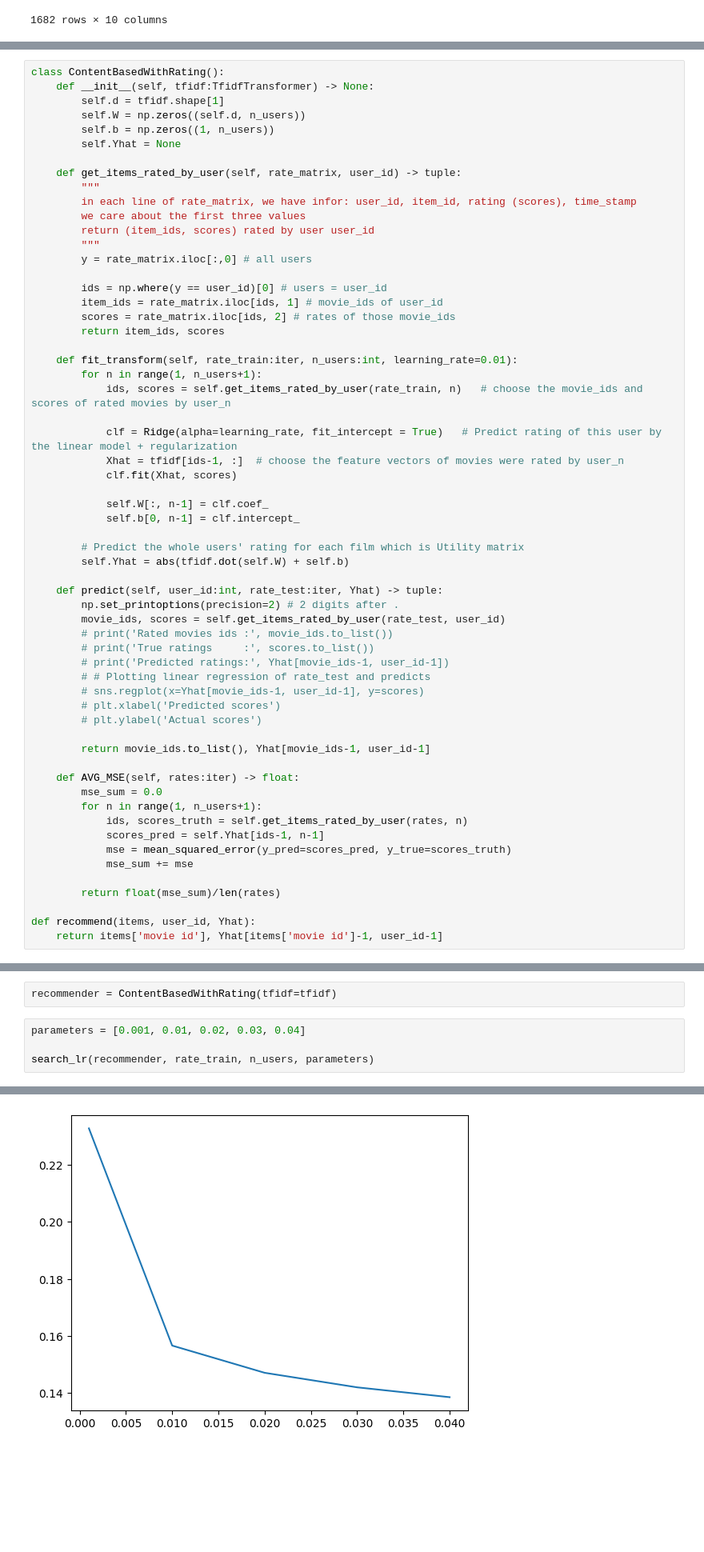
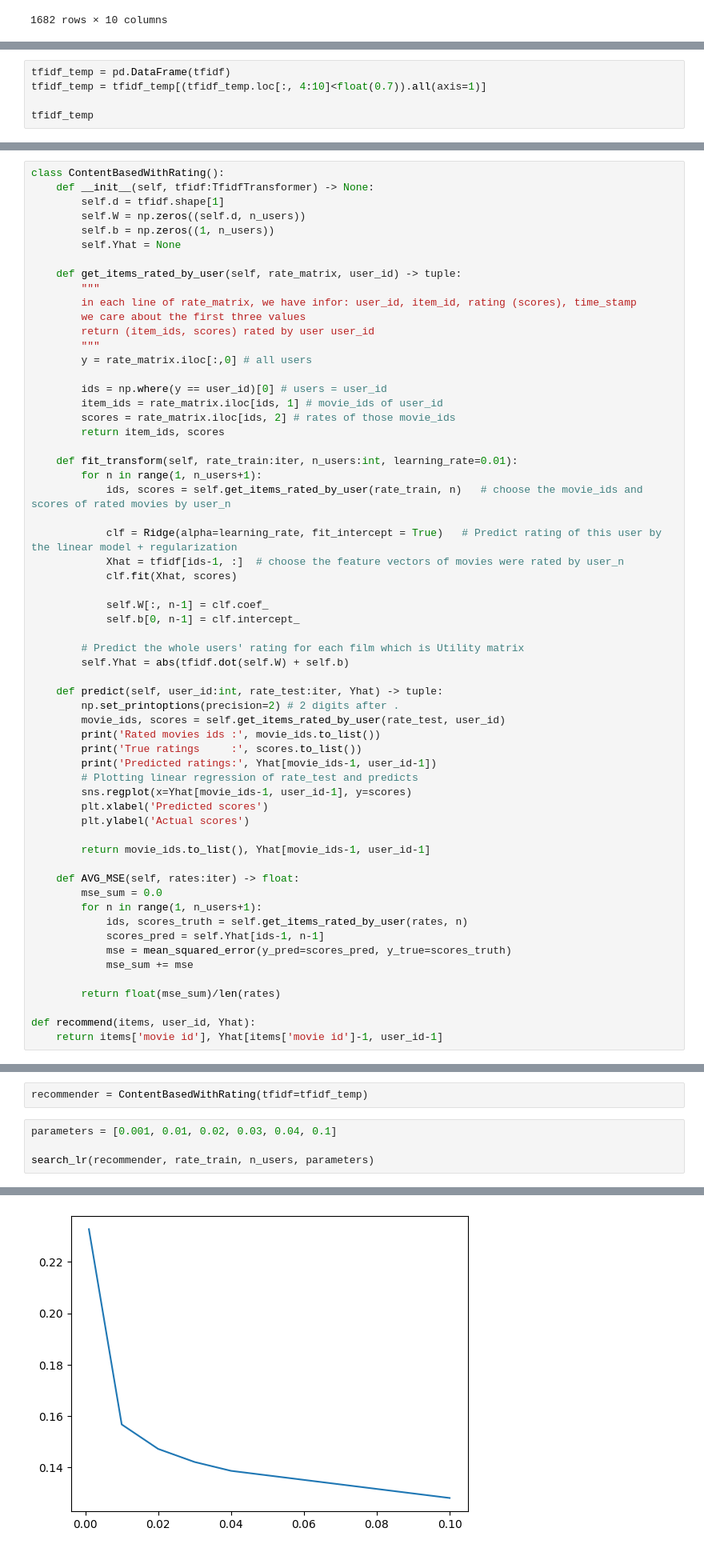
Before and after one commit to Narius2030/Recommendation-System, a Jupyter notebook: recommendsys-rating.ipynb, the cells around one changed output, grey strips where cells are left out. Shown: that part at 80% size. Cells and saved outputs as stored; diff of their text form; blank space fills up the shorter version.

```diff
--- a/recommendsys-rating.ipynb
+++ b/recommendsys-rating.ipynb
@@ -142,0 +145,5 @@ plt.xticks(rotation=90)
+# %%
+tfidf_temp = pd.DataFrame(tfidf)
+tfidf_temp = tfidf_temp[(tfidf_temp.loc[:, 4:10]<float(0.7)).all(axis=1)]
+
+tfidf_temp
@@ -187,13 +208,13 @@ class ContentBasedWithRating():
     def predict(self, user_id:int, rate_test:iter, Yhat) -> tuple:
         np.set_printoptions(precision=2) # 2 digits after .
         movie_ids, scores = self.get_items_rated_by_user(rate_test, user_id)
-        # print('Rated movies ids :', movie_ids.to_list())
-        # print('True ratings     :', scores.to_list())
-        # print('Predicted ratings:', Yhat[movie_ids-1, user_id-1])
-        # # Plotting linear regression of rate_test and predicts
-        # sns.regplot(x=Yhat[movie_ids-1, user_id-1], y=scores)
-        # plt.xlabel('Predicted scores')
-        # plt.ylabel('Actual scores')
+        print('Rated movies ids :', movie_ids.to_list())
+        print('True ratings     :', scores.to_list())
+        print('Predicted ratings:', Yhat[movie_ids-1, user_id-1])
+        # Plotting linear regression of rate_test and predicts
+        sns.regplot(x=Yhat[movie_ids-1, user_id-1], y=scores)
+        plt.xlabel('Predicted scores')
+        plt.ylabel('Actual scores')
 
         return movie_ids.to_list(), Yhat[movie_ids-1, user_id-1]
 
@@ -220,9 +241,9 @@ def search_lr(model, data, users, parameters):
     print(mse)
     sns.lineplot(x=parameters, y=mse)
 # %%
-recommender = ContentBasedWithRating(tfidf=tfidf)
+recommender = ContentBasedWithRating(tfidf=tfidf_temp)
 # %%
-parameters = [0.001, 0.01, 0.02, 0.03, 0.04]
+parameters = [0.001, 0.01, 0.02, 0.03, 0.04, 0.1]
 
 search_lr(recommender, rate_train, n_users, parameters)
 # %% [output]
@@ -230,2 +251,2 @@ search_lr(recommender, rate_train, n_users, parameters)
-[figure, old version]
+[figure, new version]
 # %%
```
Also changed, not shown: parts of 13 cells of this notebook, 1 other file.
